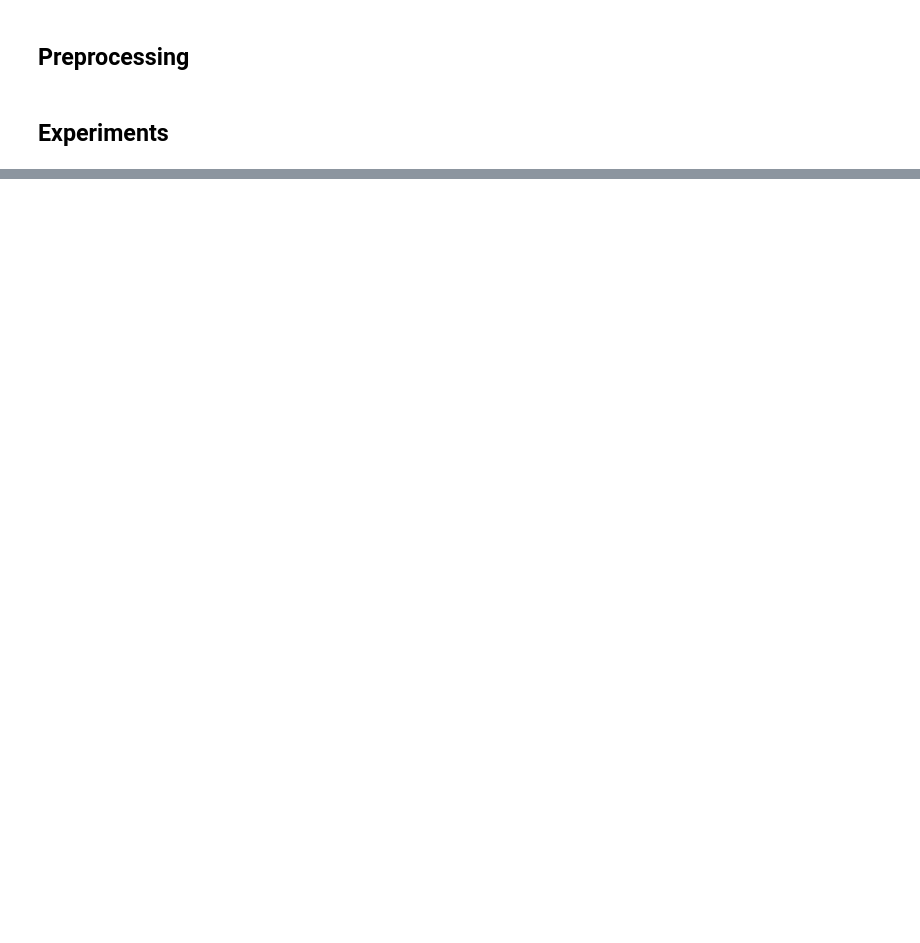
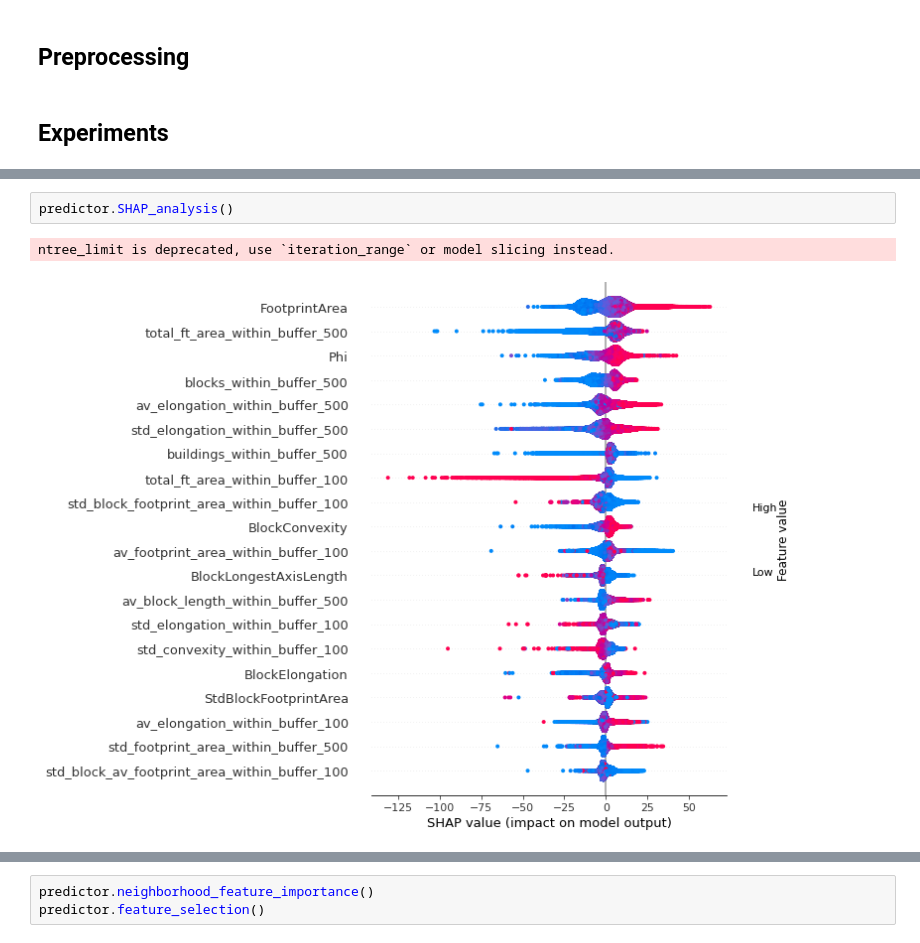
Before and after one commit to ai4up/ufo-prediction, a Jupyter notebook: notebooks/experiments_age.ipynb, the cells around one changed output, grey strips where cells are left out. Drawn from its saved outputs; the diff is of its cells as text; blank space fills up the shorter version.

```diff
--- a/notebooks/experiments_age.ipynb
+++ b/notebooks/experiments_age.ipynb
@@ -47,0 +113,5 @@ y_test, y_predict = e2e_regression(
+# %%
+predictor.SHAP_analysis()
+# %% [output]
+ntree_limit is deprecated, use `iteration_range` or model slicing instead.
+[figure, added]
@@ -47,0 +119,3 @@ y_test, y_predict = e2e_regression(
+# %%
+predictor.neighborhood_feature_importance()
+predictor.feature_selection()
```
Also changed, not shown: parts of 21 cells of this notebook, 1 other file.
